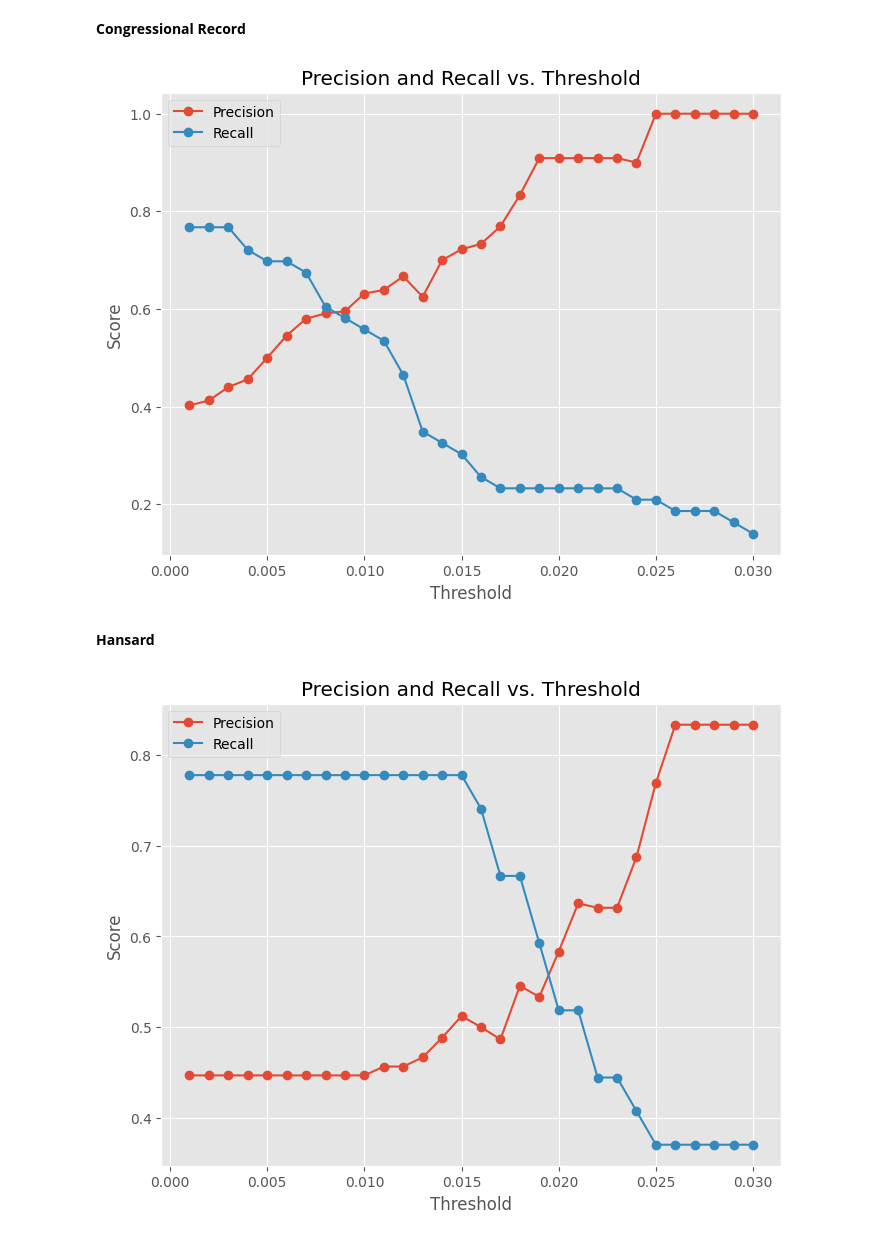
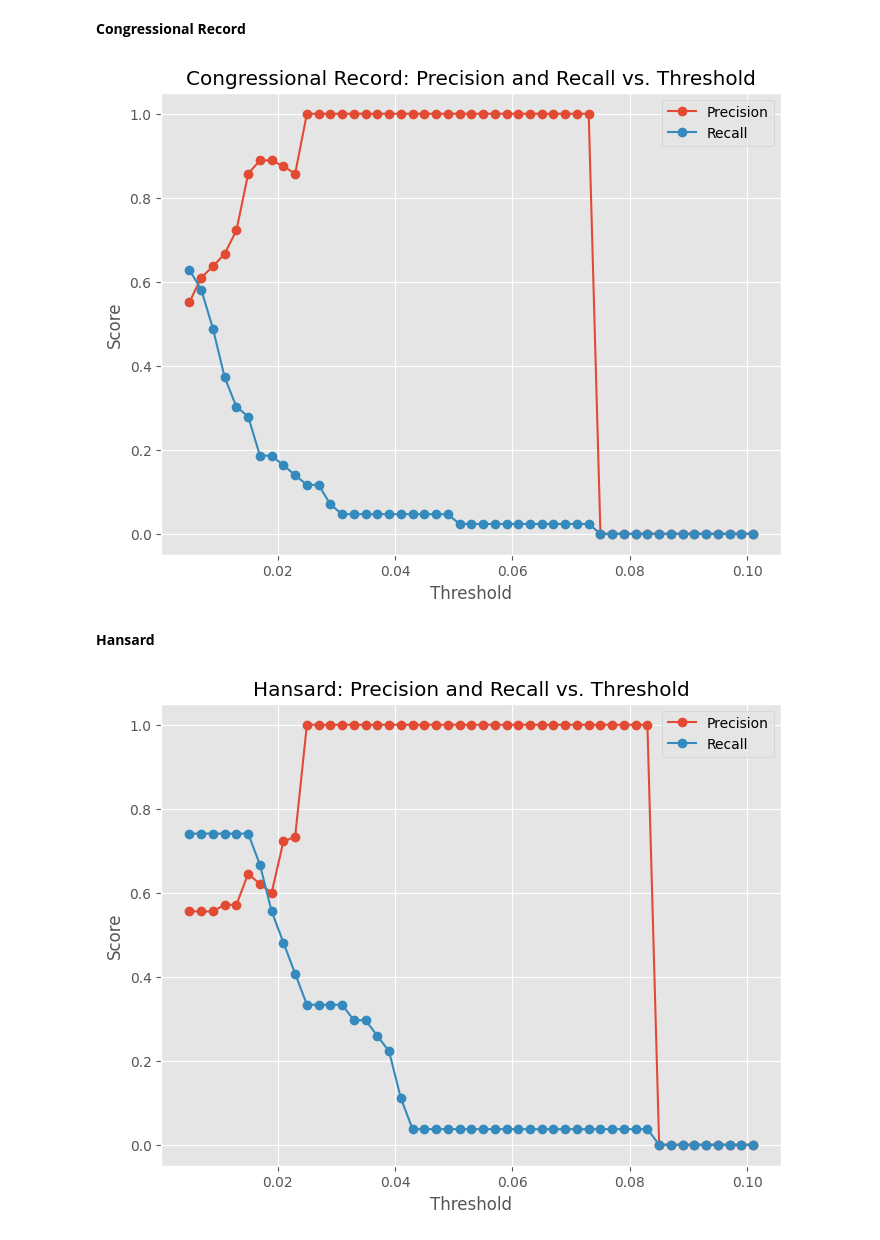
Before and after one commit to felixwallis/pir-dissertation, a Jupyter notebook: source/analysis/filtering.ipynb, the cells around one changed output. Drawn from its saved outputs; the diff is of its cells as text; code cells hidden in the pictures.

```diff
--- a/source/analysis/filtering.ipynb
+++ b/source/analysis/filtering.ipynb
@@ -296,39 +296,39 @@ classified_congressional_record_sample = pd.read_csv(
     DATA_PATH + 'classified_congressional_record_sample.csv')
 labels = classified_congressional_record_sample['climate_change_content']
 
-start_threshold = 0.001
-end_threshold = 0.03
-step = 0.001
+start_threshold = 0.005
+end_threshold = 0.1
+step = 0.002
 
 thresholds = np.arange(start_threshold, end_threshold + step, step)
 precision_scores = []
 recall_scores = []
 
 for threshold in thresholds:
     predicted_climate_change_content = topic_stems_filter(
         classified_congressional_record_sample, climate_stems, threshold)
     classified_congressional_record_sample['predicted_climate_change_content'] = classified_congressional_record_sample.index.isin(
         predicted_climate_change_content.index)
     predicted_labels = classified_congressional_record_sample['predicted_climate_change_content']
 
     precision = precision_score(
         labels, predicted_labels, pos_label=True)
     recall = recall_score(labels, predicted_labels, pos_label=True)
     precision_scores.append(precision)
     recall_scores.append(recall)
 
 # Plot precision and recall scores against thresholds
 plt.figure(figsize=(8, 6))
 plt.plot(thresholds, precision_scores, marker='o', label='Precision')
 plt.plot(thresholds, recall_scores, marker='o', label='Recall')
 plt.xlabel('Threshold')
 plt.ylabel('Score')
-plt.title('Precision and Recall vs. Threshold')
+plt.title('Congressional Record: Precision and Recall vs. Threshold')
 plt.legend()
 plt.grid(True)
 plt.show()
 # %% [output]
-[figure, old version]
+[figure, new version]
 # %% [markdown]
 **Hansard**
 # %%
@@ -336,9 +336,9 @@ classified_hansard_sample = pd.read_csv(
     DATA_PATH + 'classified_hansard_sample.csv')
 labels = classified_hansard_sample['climate_change_content']
 
-start_threshold = 0.001
-end_threshold = 0.03
-step = 0.001
+start_threshold = 0.005
+end_threshold = 0.1
+step = 0.002
 
 thresholds = np.arange(start_threshold, end_threshold + step, step)
 precision_scores = []
@@ -363,9 +363,9 @@ plt.plot(thresholds, precision_scores, marker='o', label='Precision')
 plt.plot(thresholds, recall_scores, marker='o', label='Recall')
 plt.xlabel('Threshold')
 plt.ylabel('Score')
-plt.title('Precision and Recall vs. Threshold')
+plt.title('Hansard: Precision and Recall vs. Threshold')
 plt.legend()
 plt.grid(True)
 plt.show()
 # %% [output]
-[figure, old version]
+[figure, new version]
```
Also changed, not shown: parts of 8 cells of this notebook, 1 other file.
